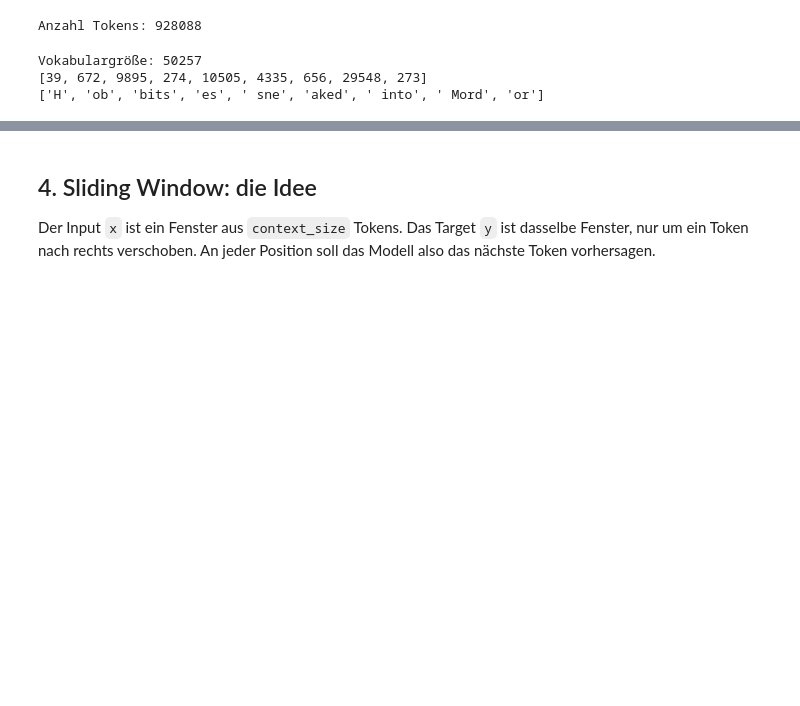
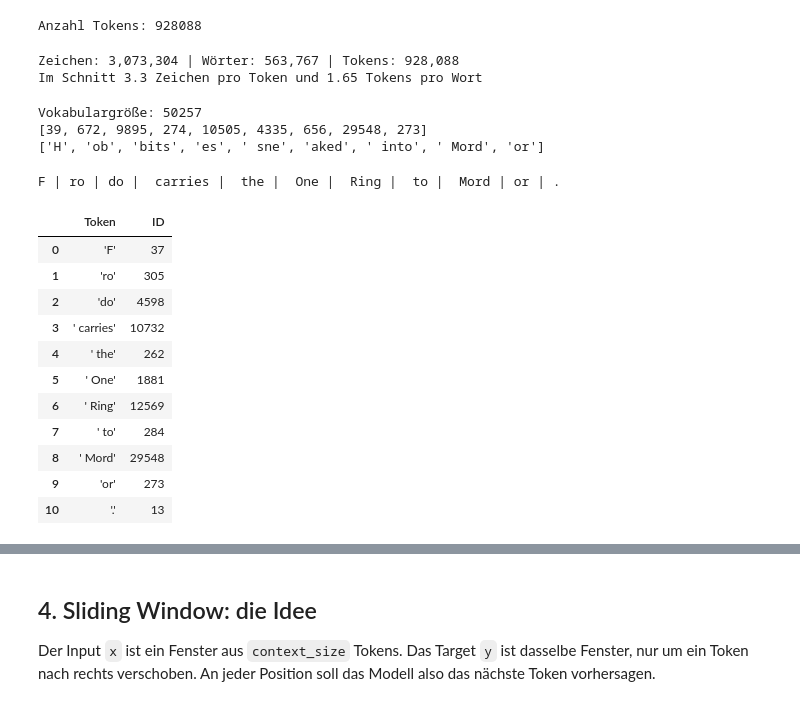
Before and after one commit to Timbo3399/INFM_SOTA2, a Jupyter notebook: W1_DataLoader_BPE.ipynb, the cells around one changed output, grey strips where cells are left out. Saved outputs shown, nothing was run; the diff lists cells and outputs as text; code cells hidden in the pictures; blank space fills up the shorter version.

```diff
--- a/W1_DataLoader_BPE.ipynb
+++ b/W1_DataLoader_BPE.ipynb
@@ -75,6 +90,13 @@ print("Anzahl Tokens:", len(enc_text))
 assert tokenizer.decode(enc_text) == raw_text   # BPE verliert nichts: decode(encode(text)) ergibt wieder genau den Text
 # %% [output]
 Anzahl Tokens: 928088
+# %%
+n_words = len(raw_text.split())
+print(f"Zeichen: {len(raw_text):,} | Wörter: {n_words:,} | Tokens: {len(enc_text):,}")
+print(f"Im Schnitt {len(raw_text) / len(enc_text):.1f} Zeichen pro Token und {len(enc_text) / n_words:.2f} Tokens pro Wort")
+# %% [output]
+Zeichen: 3,073,304 | Wörter: 563,767 | Tokens: 928,088
+Im Schnitt 3.3 Zeichen pro Token und 1.65 Tokens pro Wort
 # %%
 print("Vokabulargröße:", tokenizer.n_vocab)
 ids = tokenizer.encode("Hobbitses sneaked into Mordor")
@@ -84,3 +106,24 @@ print([tokenizer.decode([i]) for i in ids])   # zeigt, in welche Teilstücke BPE
 Vokabulargröße: 50257
 [39, 672, 9895, 274, 10505, 4335, 656, 29548, 273]
 ['H', 'ob', 'bits', 'es', ' sne', 'aked', ' into', ' Mord', 'or']
+# %%
+satz = "Frodo carries the One Ring to Mordor."
+ids = tokenizer.encode(satz)
+tokens = [tokenizer.decode([i]) for i in ids]
+
+print(" | ".join(tokens))
+pd.DataFrame({"Token": [repr(t) for t in tokens], "ID": ids})   # repr zeigt die Leerzeichen am Token-Anfang
+# %% [output]
+F | ro | do |  carries |  the |  One |  Ring |  to |  Mord | or | .
+|  | Token | ID |
+| 0 | 'F' | 37 |
+| 1 | 'ro' | 305 |
+| 2 | 'do' | 4598 |
+| 3 | ' carries' | 10732 |
+| 4 | ' the' | 262 |
+| 5 | ' One' | 1881 |
+| 6 | ' Ring' | 12569 |
+| 7 | ' to' | 284 |
+| 8 | ' Mord' | 29548 |
+| 9 | 'or' | 273 |
+| 10 | '.' | 13 |
```
Also changed, not shown: parts of 7 cells of this notebook.
